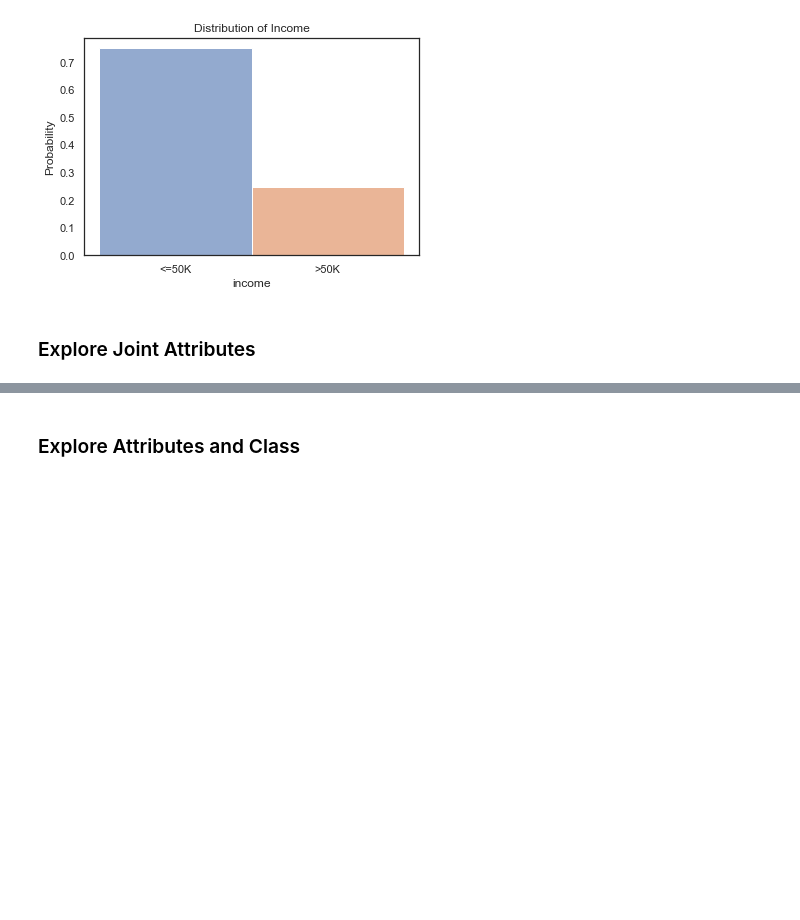
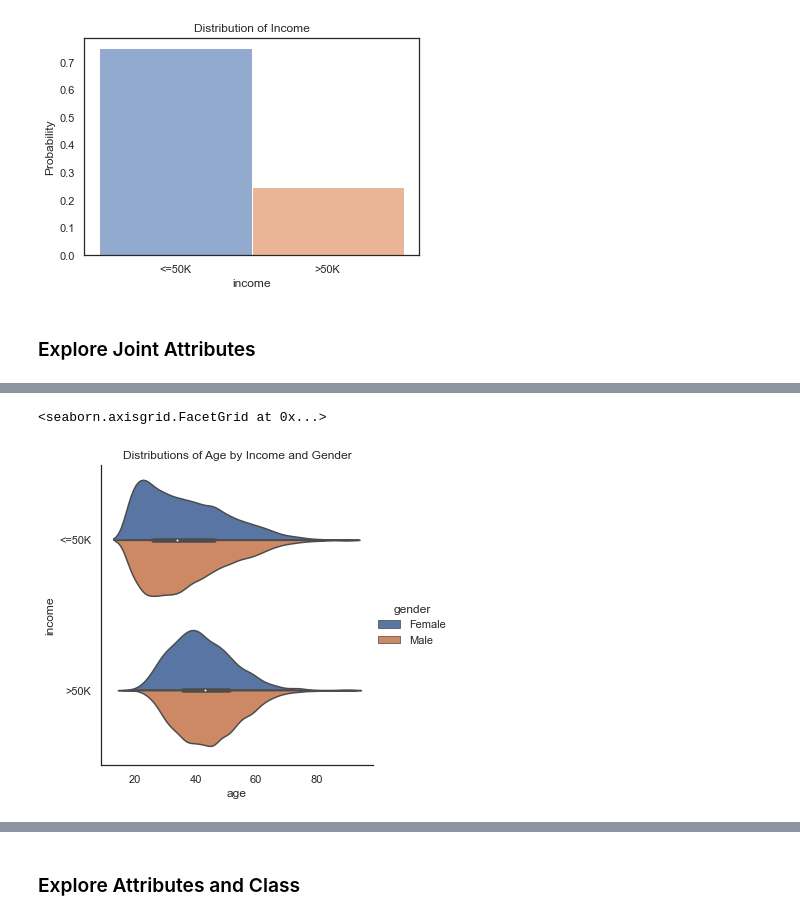
Before and after one commit to j-dominguez9/ML1_Proj1, a Jupyter notebook: CensusAdultDatasetEDA.ipynb, the cells around one changed output, grey strips where cells are left out. Drawn from its saved outputs; the diff is of its cells as text; code cells hidden in the pictures; blank space fills up the shorter version.

```diff
--- a/CensusAdultDatasetEDA.ipynb
+++ b/CensusAdultDatasetEDA.ipynb
@@ -486,0 +496,5 @@ Name: income, dtype: float64
+# %%
+sns.catplot(x="age", y="income", hue="gender", kind="violin", split = True, alpha = 0.6, data=df_2).set(title= "Distributions of Age by Income and Gender")
+# %% [output]
+<seaborn.axisgrid.FacetGrid at 0x...>
+[figure, added]
```
Also changed, not shown: parts of 15 cells of this notebook.
